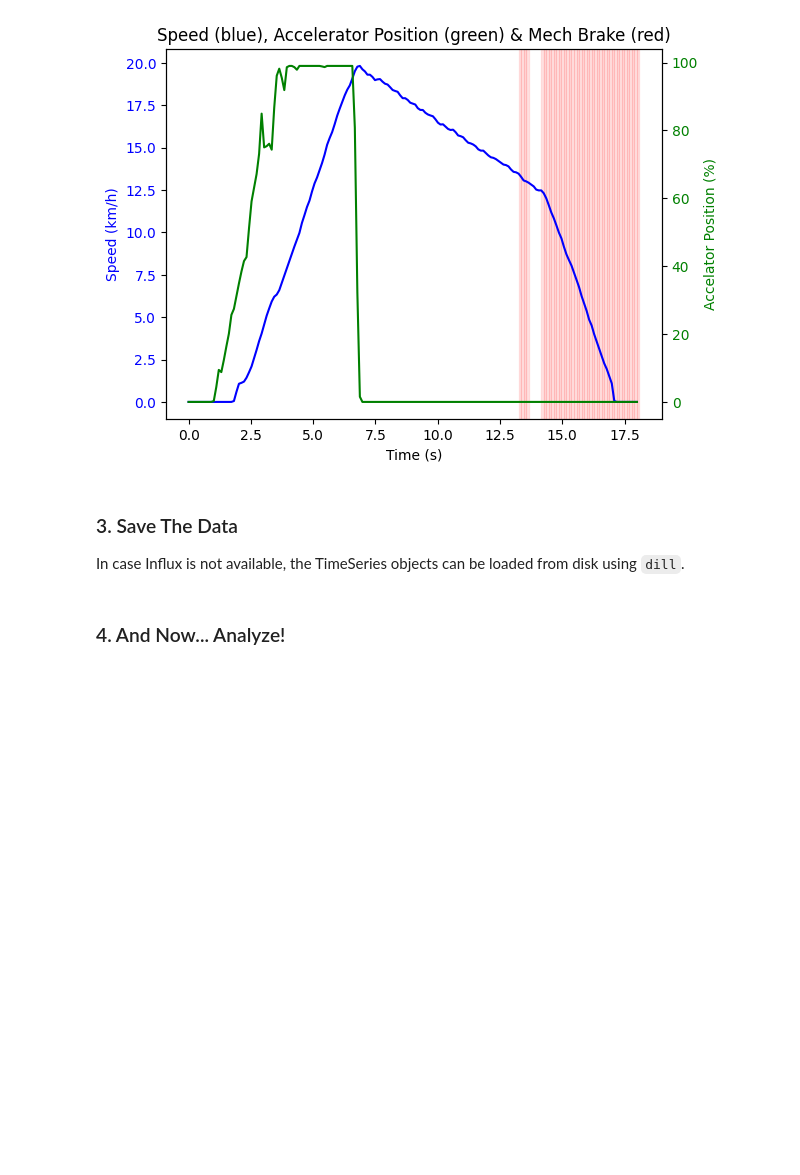
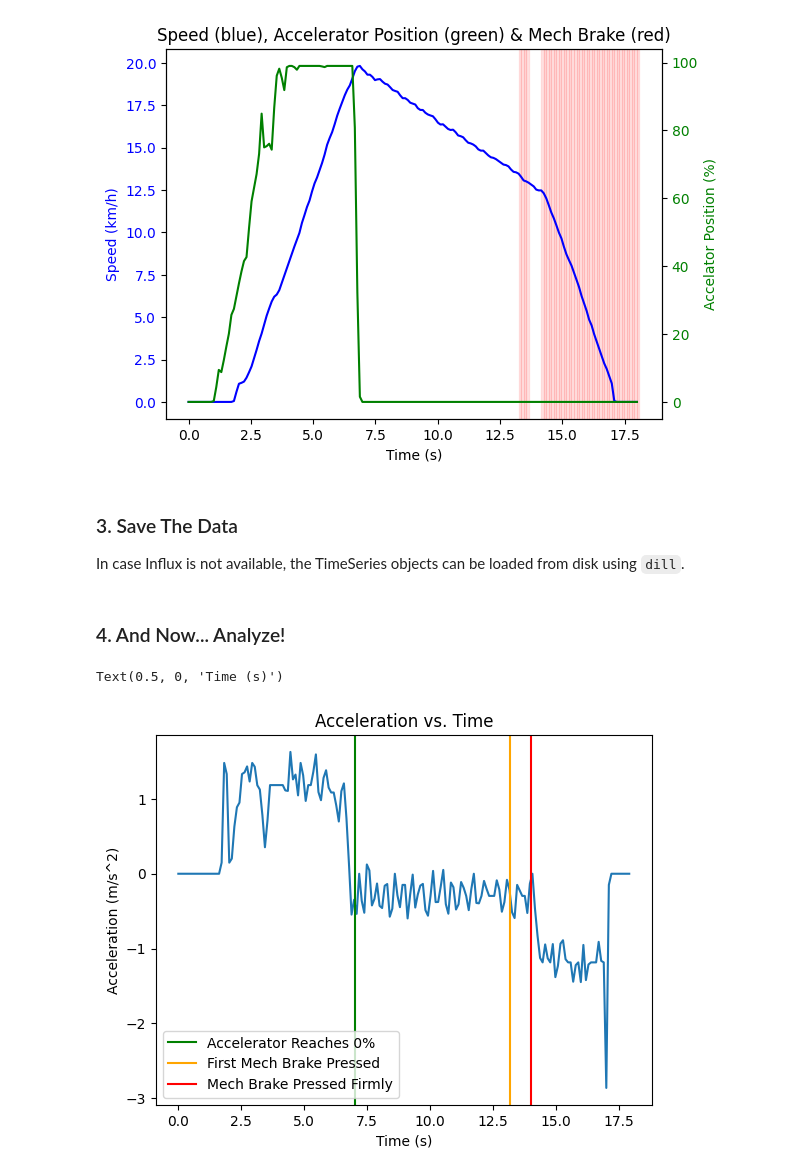
Before and after one commit to UBC-Solar/data_analysis, a Jupyter notebook: motor_analysis/motor_testing_april_6.ipynb, the cells around one changed output. Cells and saved outputs as stored; diff of their text form; code cells hidden in the pictures; blank space fills up the shorter version.

Commit message:
determine acceleration and cruising slice interval

```diff
--- a/motor_analysis/motor_testing_april_6.ipynb
+++ b/motor_analysis/motor_testing_april_6.ipynb
@@ -93,3 +93,31 @@ for filepath, data in zip((speed_file, accel_file, brake_file),
         dill.dump(data, f)
 # %% [markdown]
 ### 4. And Now... Analyze!
+# %%
+import numpy as np
+
+# (kmh1 - kmh0) / period --> kmh/s
+kmh_per_mps = 3.6
+# acceleration is signed, meters per second squared
+acceleration = (np.diff(speed_kph) / period) / kmh_per_mps
+plt.plot(t_axis[:-1], acceleration)  # np.diff results in a 1 item shorter array
+
+# label some events
+t_accelerator_on_delay = 3  # roughly, seconds until the accelerator is pressed
+t_accelerator_off = (np.array(accelator_percent)[int(t_accelerator_on_delay/period):]==0).argmax(axis=0) * period + t_accelerator_on_delay
+t_first_brake = (np.array(brake_pressed)!=0).argmax(axis=0) * period
+t_before_major_brake = 13.5  # seconds after start, time between first brake and major braking
+t_major_braking = (np.array(brake_pressed)[int(t_before_major_brake/period):]!=0).argmax(axis=0) * period + t_before_major_brake
+
+plt.axvline(t_accelerator_off, c="green", label="Accelerator Reaches 0%")
+plt.axvline(t_first_brake, c="orange", label="First Mech Brake Pressed")
+plt.axvline(14, c="red", label="Mech Brake Pressed Firmly")
+
+plt.legend()
+
+plt.title("Acceleration vs. Time")
+plt.ylabel("Acceleration (m/s^2)")
+plt.xlabel("Time (s)")
+# %% [output]
+Text(0.5, 0, 'Time (s)')
+[figure, added]
```
Also changed, not shown: parts of 1 cell of this notebook.
